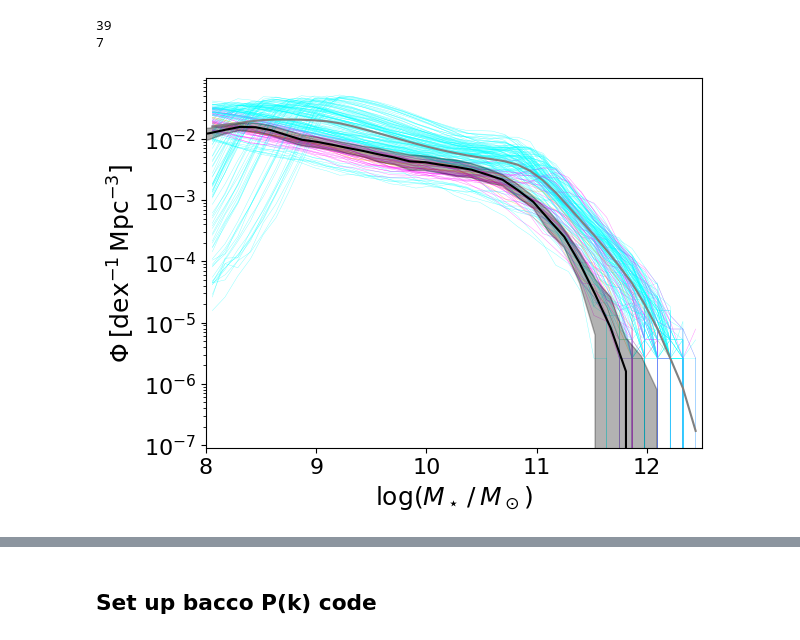
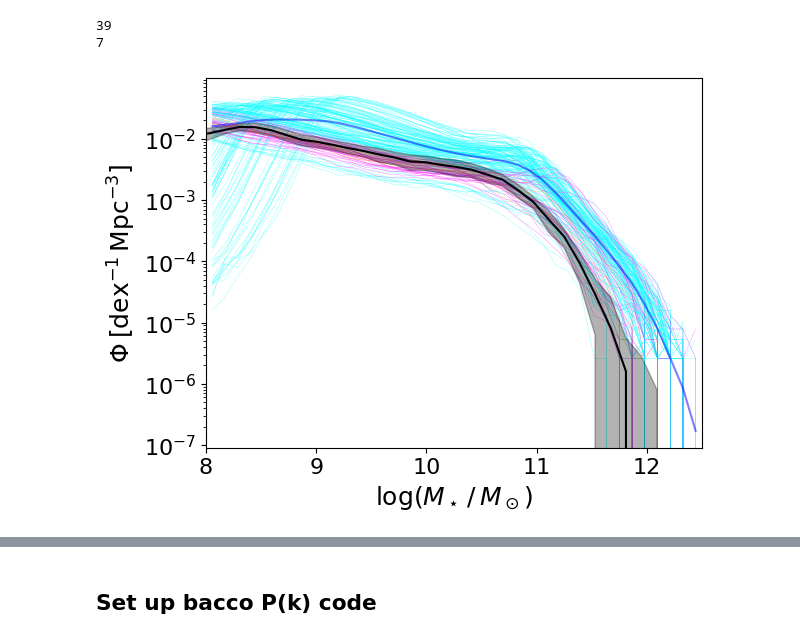
Before and after one commit to kstoreyf/biasexp-target-observable, a Jupyter notebook: notebooks/2023-01-04_camels-sam_biasexp_fit_load.ipynb, the cells around one changed output, grey strips where cells are left out. Saved outputs shown, nothing was run; the diff lists cells and outputs as text; code cells hidden in the pictures.

```diff
--- a/notebooks/2023-01-04_camels-sam_biasexp_fit_load.ipynb
+++ b/notebooks/2023-01-04_camels-sam_biasexp_fit_load.ipynb
@@ -83,6 +83,7 @@ bin_width = edges[1] - edges[0]
 bins_avg = edges[0:-1] + bin_width/2.
 # %%
 smf_arr = []
+ndens_arr = []
 for idx_sam in idxs_sam:
     fn_dat = f'{dir_dat}/LH_{idx_sam}_galprops_z{redshift}.hdf5'
     with h5py.File(fn_dat, 'r') as f:
@@ -92,6 +93,10 @@ for idx_sam in idxs_sam:
         phi, edges = np.histogram(log_mstar, bins=edges)
         smf = phi / vol_Mpc / bin_width
         smf_arr.append(smf)
+
+        ndens = len(log_mstar[log_mstar>edges[0]])/vol_Mpc
+        #ndens = len(log_mstar)/vol_Mpc
+        ndens_arr.append(ndens)
 # %%
 def get_distance_sigma(x1, y1, yerr1, x2, y2, xrange):
     xmin, xmax = xrange
@@ -137,32 +142,32 @@ for i in range(n_sams):
     plt.plot(bins_avg, smf_arr[i], lw=0.3, color=colors[i], alpha=alpha)
 if color_mode=='continuous':
     ax = plt.gca()
     sm = plt.cm.ScalarMappable(cmap=cmap, norm=locs_norm)
     plt.colorbar(sm, ax=ax, label=r'$\bar{\sigma}_\text{SMF}$')
 
 smf_mean = np.mean(smf_arr, axis=0)
 smf_std = np.std(smf_arr, axis=0)
-plt.plot(bins_avg, smf_mean, color='grey')
+plt.plot(bins_avg, smf_mean, color='blue', alpha=alpha)
 # plt.fill_between(bins_avg,
 #                  (smf_mean-smf_std),
 #                  (smf_mean+smf_std),
 #                  color='magenta', alpha=0.3, lw=2,
 #                  label='pSMF all')
 
 plt.plot(ms, psmf_bgs_mean, color='black')
 plt.fill_between(ms,
                  psmf_bgs_mean-psmf_bgs_std,
                  psmf_bgs_mean+psmf_bgs_std,
                  color='black', alpha=0.3,
                  zorder=10000,
                  label='BGS pSMF')
 
 plt.yscale('log')
 plt.xlabel(r'$\log(M_\star\,/\,M_\odot)$')
 plt.ylabel(r'$\Phi \: [\mathrm{dex}^{-1}\, \mathrm{Mpc}^{-3}]$')
 plt.xlim(8, 12.5)
 
 if save_figs:
     plt.savefig(f'{plot_dir}/smfs{plot_tag}.png')
 # %% [output]
-[figure, old version]
+[figure, new version]
```
Also changed, not shown: parts of 1 cell of this notebook, 2 other files.
